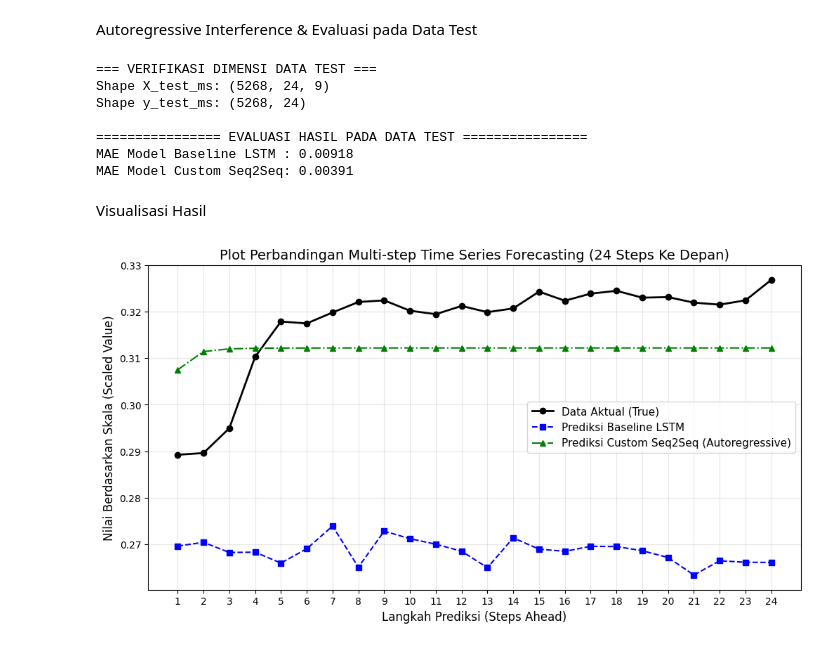
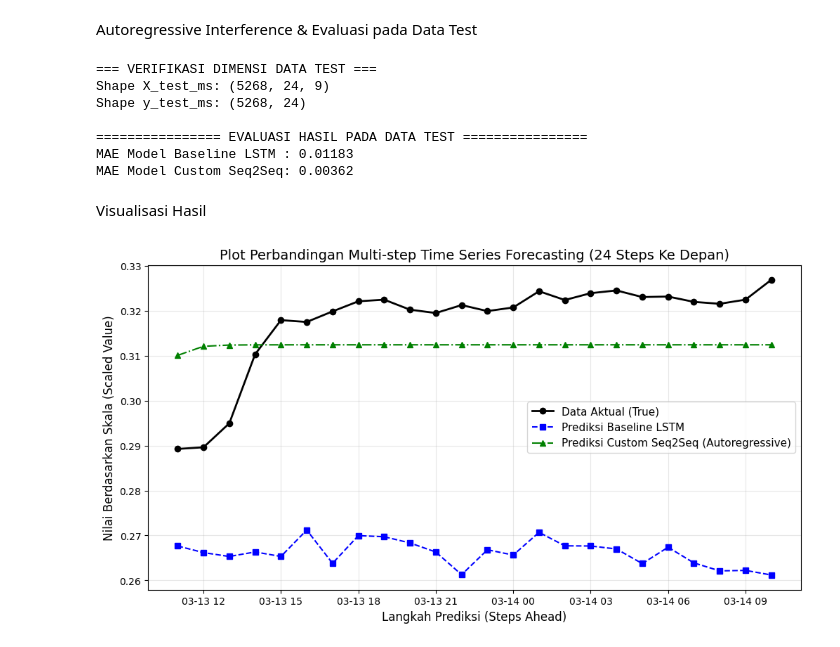
Before and after one commit to mikysetiawan/MachineLearningExpert, a Jupyter notebook: Tugas_Akhir_Timeseries_Forcasting.ipynb, the cells around one changed output. Drawn from its saved outputs; the diff is of its cells as text; code cells hidden in the pictures.

```diff
--- a/Tugas_Akhir_Timeseries_Forcasting.ipynb
+++ b/Tugas_Akhir_Timeseries_Forcasting.ipynb
@@ -852,6 +884,14 @@ reduce_lr = CustomReduceLROnPlateau(optimizer, patience=2, factor=0.5)
 EPOCHS = 15
 best_val_loss = np.inf
 best_weights = None
+
+# Trigger model build dengan data dummy agar dimensinya tercatat sebelum summary diprint
+dummy_enc = tf.zeros((1, TIME_STEP, X_train_ms.shape[2]))
+dummy_dec = tf.zeros((1, FORECAST_STEP, 1))
+_ = model_s2s_custom((dummy_enc, dummy_dec))
+
+print("\n=== VERIFIKASI ARSITEKTUR SEQ2SEQ CUSTOM ===")
+model_s2s_custom.summary()
 
 print("================ START CUSTOM TRAINING LOOP ================")
 for epoch in range(1, EPOCHS + 1):
@@ -1003,46 +1069,51 @@ Shape X_test_ms: (5268, 24, 9)
 Shape y_test_ms: (5268, 24)
 
 ================ EVALUASI HASIL PADA DATA TEST ================
-MAE Model Baseline LSTM : 0.00918
-MAE Model Custom Seq2Seq: 0.00391
+MAE Model Baseline LSTM : 0.01183
+MAE Model Custom Seq2Seq: 0.00362
 # %% [markdown]
 Visualisasi Hasil
 # %%
 # Mengambil sampel indeks ke-0 pada data test untuk visualisasi horizon 24-step
 sample_idx = 0
 aktual_24 = y_test_ms[sample_idx]
 pred_baseline_24 = baseline_preds[sample_idx]
 pred_s2s_24 = seq2seq_preds[sample_idx]
 
+# TIME SERIES TABLE LENGKAP (MENYELARASKAN TANGGAL ASLI)
+start_date_idx = TIME_STEP + sample_idx
+end_date_idx = TIME_STEP + sample_idx + FORECAST_STEP
+forecast_dates = y_test_raw.index[start_date_idx:end_date_idx]
+
 # --- 1. VISUALISASI DENGAN LINE CHART ---
 plt.figure(figsize=(12, 6))
-plt.plot(range(1, 25), aktual_24, marker='o', label='Data Aktual (True)', color='black', linewidth=2)
-plt.plot(range(1, 25), pred_baseline_24, marker='s', label='Prediksi Baseline LSTM', color='blue', linestyle='--')
-plt.plot(range(1, 25), pred_s2s_24, marker='^', label='Prediksi Custom Seq2Seq (Autoregressive)', color='green', linestyle='-.')
+plt.plot(forecast_dates, aktual_24, marker='o', label='Data Aktual (True)', color='black', linewidth=2)
+plt.plot(forecast_dates, pred_baseline_24, marker='s', label='Prediksi Baseline LSTM', color='blue', linestyle='--')
+plt.plot(forecast_dates, pred_s2s_24, marker='^', label='Prediksi Custom Seq2Seq (Autoregressive)', color='green', linestyle='-.')
 
 plt.title('Plot Perbandingan Multi-step Time Series Forecasting (24 Steps Ke Depan)', fontsize=14)
 plt.xlabel('Langkah Prediksi (Steps Ahead)', fontsize=12)
 plt.ylabel('Nilai Berdasarkan Skala (Scaled Value)', fontsize=12)
-plt.xticks(range(1, 25))
 plt.grid(True, alpha=0.3)
 plt.legend(fontsize=11)
 plt.show()
 
 # --- 2. TAMPILAN TABEL PERBANDINGAN DATA ---
 df_compare = pd.DataFrame({
-    'Step': range(1, 25),
+    'Tanggal/Waktu': forecast_dates,
+    'Step': range(1, FORECAST_STEP + 1),
     'Data Aktual': aktual_24,
     'Prediksi Baseline LSTM': pred_baseline_24,
     'Prediksi Custom Seq2Seq': pred_s2s_24,
     'Selisih Absolut Seq2Seq': np.abs(aktual_24 - pred_s2s_24)
 })
 
-print("\n=== TABEL PERBANDINGAN MULTI-STEP FORECASTING (SAMPEL TEST KEDUA-0) ===")
+print("\n=== TABEL PERBANDINGAN MULTI-STEP FORECASTING TIME SERIES LENGKAP ===")
 print(df_compare.to_string(index=False, formatters={
-    'Data Aktual': '{:,.5f}'.format,
-    'Prediksi Baseline LSTM': '{:,.5f}'.format,
-    'Prediksi Custom Seq2Seq': '{:,.5f}'.format,
-    'Selisih Absolut Seq2Seq': '{:,.5f}'.format
+    'Data Aktual': '{:,.2f}'.format,
+    'Prediksi Baseline LSTM': '{:,.2f}'.format,
+    'Prediksi Custom Seq2Seq': '{:,.2f}'.format,
+    'Selisih Absolut Seq2Seq': '{:,.2f}'.format
 }))
 # %% [output]
-[figure, old version]
+[figure, new version]
```
Also changed, not shown: parts of 7 cells of this notebook.
